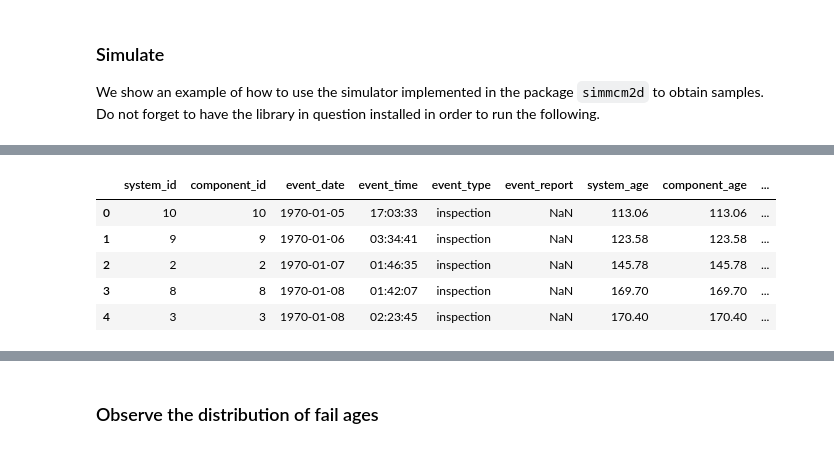
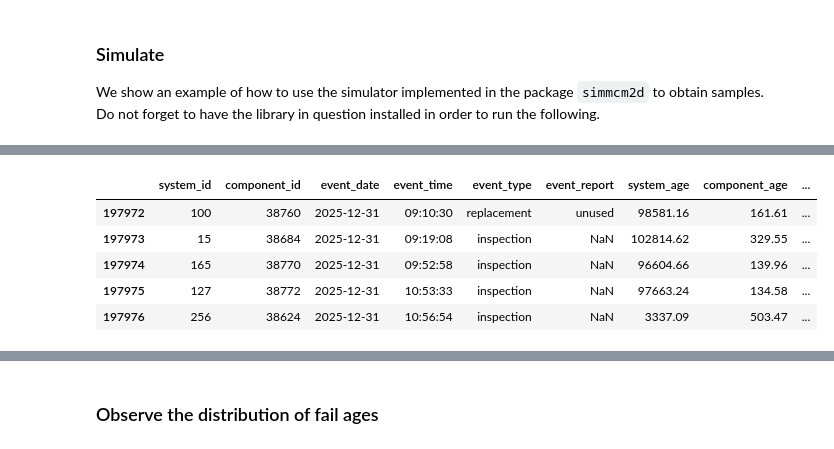
Before and after one commit to alc4ml/ProjetM2D2526, a Jupyter notebook: simmcm2d/examples/simulator_example.ipynb, the cells around one changed output, grey strips where cells are left out. Cells and saved outputs as stored; diff of their text form; code cells hidden in the pictures.

```diff
--- a/simmcm2d/examples/simulator_example.ipynb
+++ b/simmcm2d/examples/simulator_example.ipynb
@@ -163,12 +70,9 @@ Alternative to the previous direct call, one can take advantage of using a `.jso
-# %%
-conf_filepath = "sample_system_dataset.json"
-
-df = sample_datasets_conf(conf_filepath)
-df.head()
-# %% [output]
-|  | system_id | component_id | event_date | event_time | event_type | event_report | system_age | component_age | ... |
-| 0 | 10 | 10 | 1970-01-05 | 17:03:33 | inspection | NaN | 113.06 | 113.06 | ... |
-| 1 | 9 | 9 | 1970-01-06 | 03:34:41 | inspection | NaN | 123.58 | 123.58 | ... |
-| 2 | 2 | 2 | 1970-01-07 | 01:46:35 | inspection | NaN | 145.78 | 145.78 | ... |
-| 3 | 8 | 8 | 1970-01-08 | 01:42:07 | inspection | NaN | 169.70 | 169.70 | ... |
-| 4 | 3 | 3 | 1970-01-08 | 02:23:45 | inspection | NaN | 170.40 | 170.40 | ... |
+# %%
+df.tail()
+# %% [output]
+|  | system_id | component_id | event_date | event_time | event_type | event_report | system_age | component_age | ... |
+| 197972 | 100 | 38760 | 2025-12-31 | 09:10:30 | replacement | unused | 98581.16 | 161.61 | ... |
+| 197973 | 15 | 38684 | 2025-12-31 | 09:19:08 | inspection | NaN | 102814.62 | 329.55 | ... |
+| 197974 | 165 | 38770 | 2025-12-31 | 09:52:58 | inspection | NaN | 96604.66 | 139.96 | ... |
+| 197975 | 127 | 38772 | 2025-12-31 | 10:53:33 | inspection | NaN | 97663.24 | 134.58 | ... |
+| 197976 | 256 | 38624 | 2025-12-31 | 10:56:54 | inspection | NaN | 3337.09 | 503.47 | ... |
```
Also changed, not shown: parts of 29 cells of this notebook, 12 other files.
